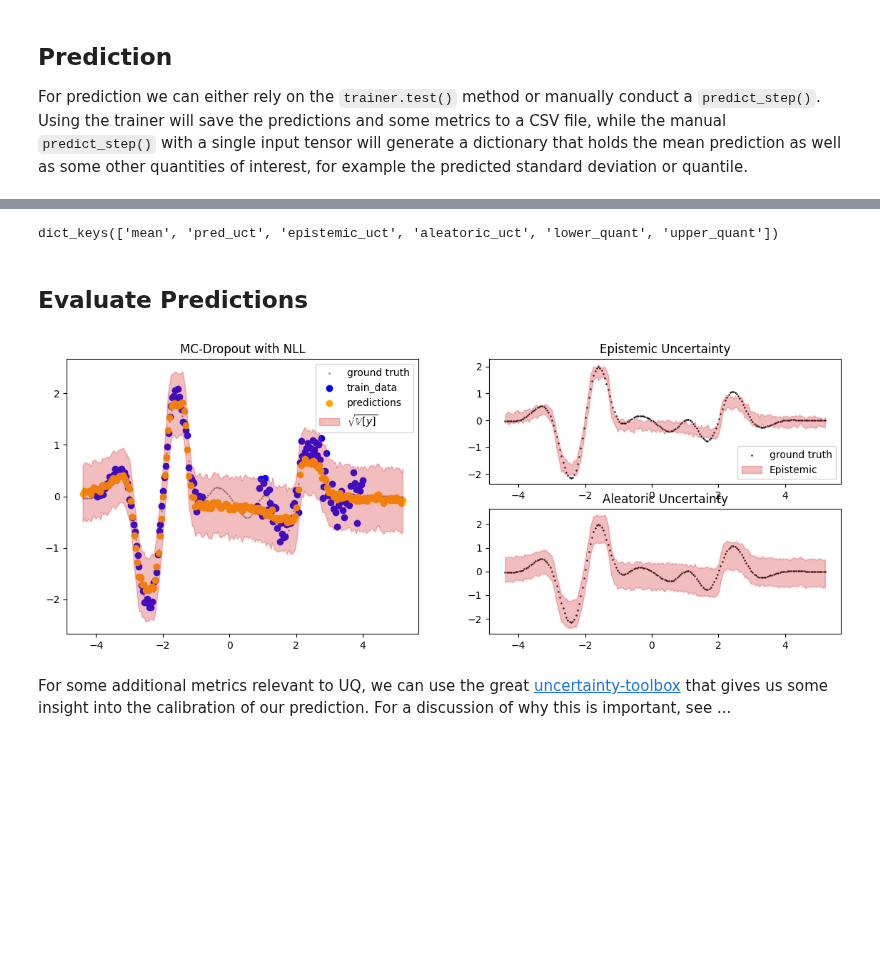
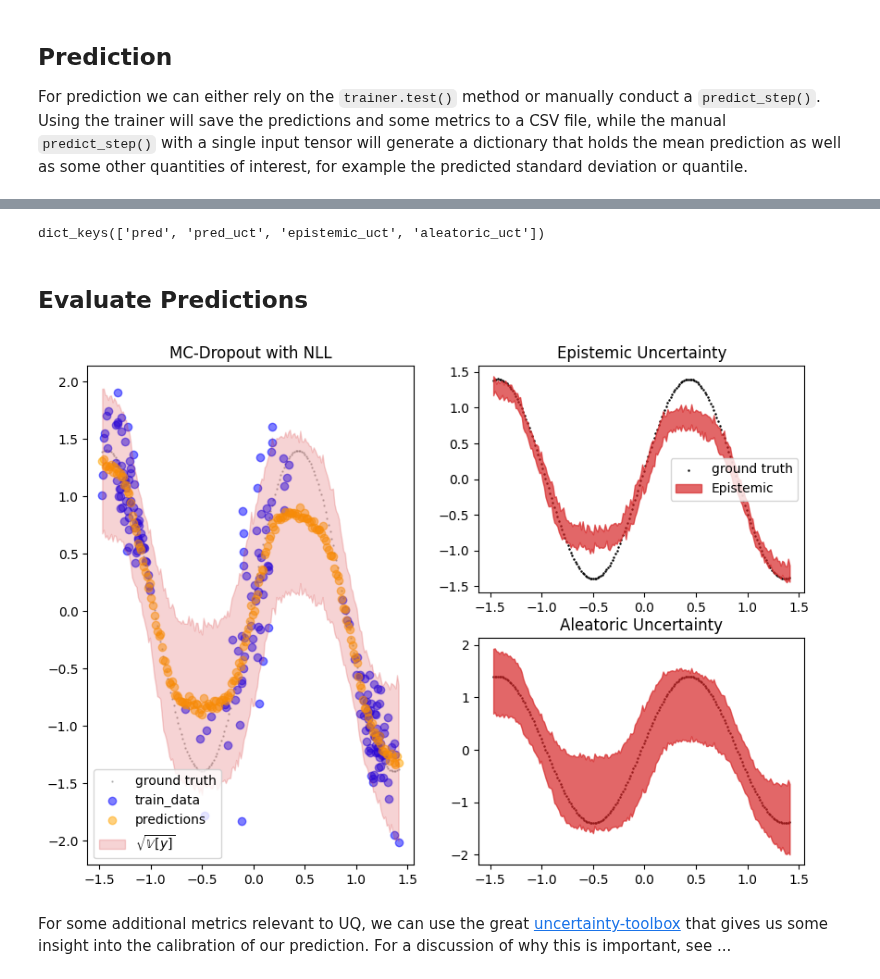
Before and after one commit to lightning-uq-box/lightning-uq-box, a Jupyter notebook: docs/tutorials/regression/mc_dropout.ipynb, the cells around one changed output, grey strips where cells are left out. Cells and saved outputs as stored; diff of their text form; code cells hidden in the pictures; blank space fills up the shorter version.

```diff
--- a/docs/tutorials/regression/mc_dropout.ipynb
+++ b/docs/tutorials/regression/mc_dropout.ipynb
@@ -89,7 +90,7 @@ network = MLP(
     n_inputs=1,
     n_hidden=[50, 50, 50],
     n_outputs=2,
-    dropout_p=0.2,
+    dropout_p=0.1,
     activation_fn=nn.Tanh(),
 )
 network
@@ -111,15 +112,12 @@ MLP(
 # %% [markdown]
 With an underlying neural network, we can now use our desired UQ-Method as a sort of wrapper. All UQ-Methods are implemented as [LightningModule](https://lightning.ai/docs/pytorch/stable/common/lightning_module.html) that allow us to concisely organize the code and remove as much boilerplate code as possible.
 # %%
-max_epochs = 500
-mc_dropout_module = MCDropoutModel(
+mc_dropout_module = MCDropoutRegression(
     model=network,
     optimizer=partial(Adam, lr=1e-2),
     loss_fn=NLL(),
     num_mc_samples=25,
     burnin_epochs=50,
-    max_epochs=max_epochs,
-    save_dir=my_temp_dir,
 )
 # %% [markdown]
 ## Trainer
@@ -128,7 +126,7 @@ Now that we have a LightningDataModule and a UQ-Method as a LightningModule, we
 # %%
 logger = CSVLogger(my_temp_dir)
 trainer = Trainer(
-    max_epochs=max_epochs,  # number of epochs we want to train
+    max_epochs=300,  # number of epochs we want to train
     logger=logger,  # log training metrics for later evaluation
     log_every_n_steps=1,
     enable_checkpointing=False,
@@ -178,23 +188,23 @@ trainer.test(mc_dropout_module, dm.test_dataloader())
 preds = mc_dropout_module.predict_step(X_test)
 preds.keys()
 # %% [output]
-dict_keys(['mean', 'pred_uct', 'epistemic_uct', 'aleatoric_uct', 'lower_quant', 'upper_quant'])
+dict_keys(['pred', 'pred_uct', 'epistemic_uct', 'aleatoric_uct'])
 # %% [markdown]
 ## Evaluate Predictions
 # %%
 fig = plot_predictions_regression(
     X_train,
     y_train,
     X_test,
     y_test,
-    preds["mean"],
+    preds["pred"],
     preds["pred_uct"],
     epistemic=preds["epistemic_uct"],
     aleatoric=preds["aleatoric_uct"],
     title="MC-Dropout with NLL",
 )
 # %% [output]
-[figure, old version]
+[figure, new version]
 # %% [markdown]
 For some additional metrics relevant to UQ, we can use the great [uncertainty-toolbox](https://uncertainty-toolbox.github.io/) that gives us some insight into the calibration of our prediction. For a discussion of why this is important, see ...
 # %%
```
Also changed, not shown: parts of 9 cells of this notebook, 23 other files.
